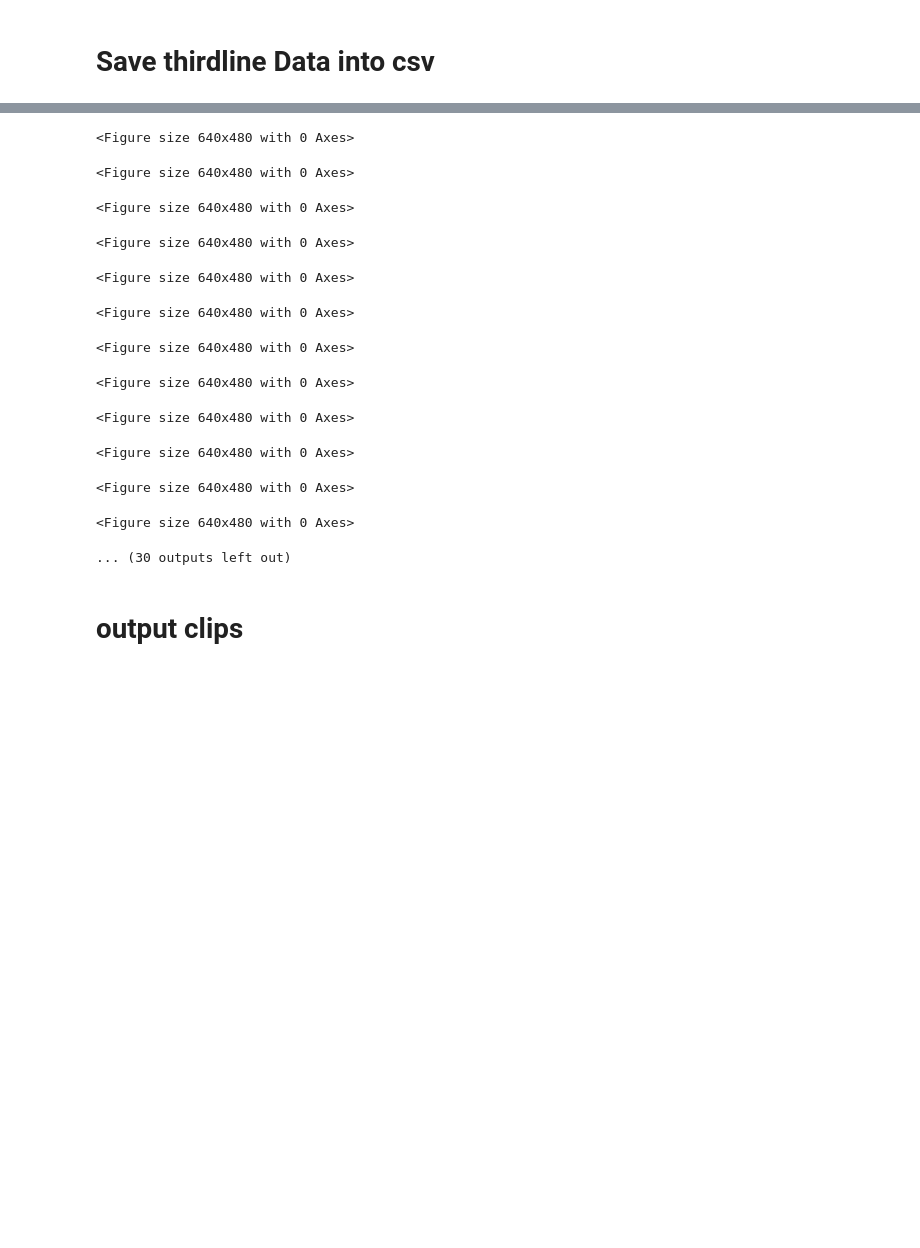
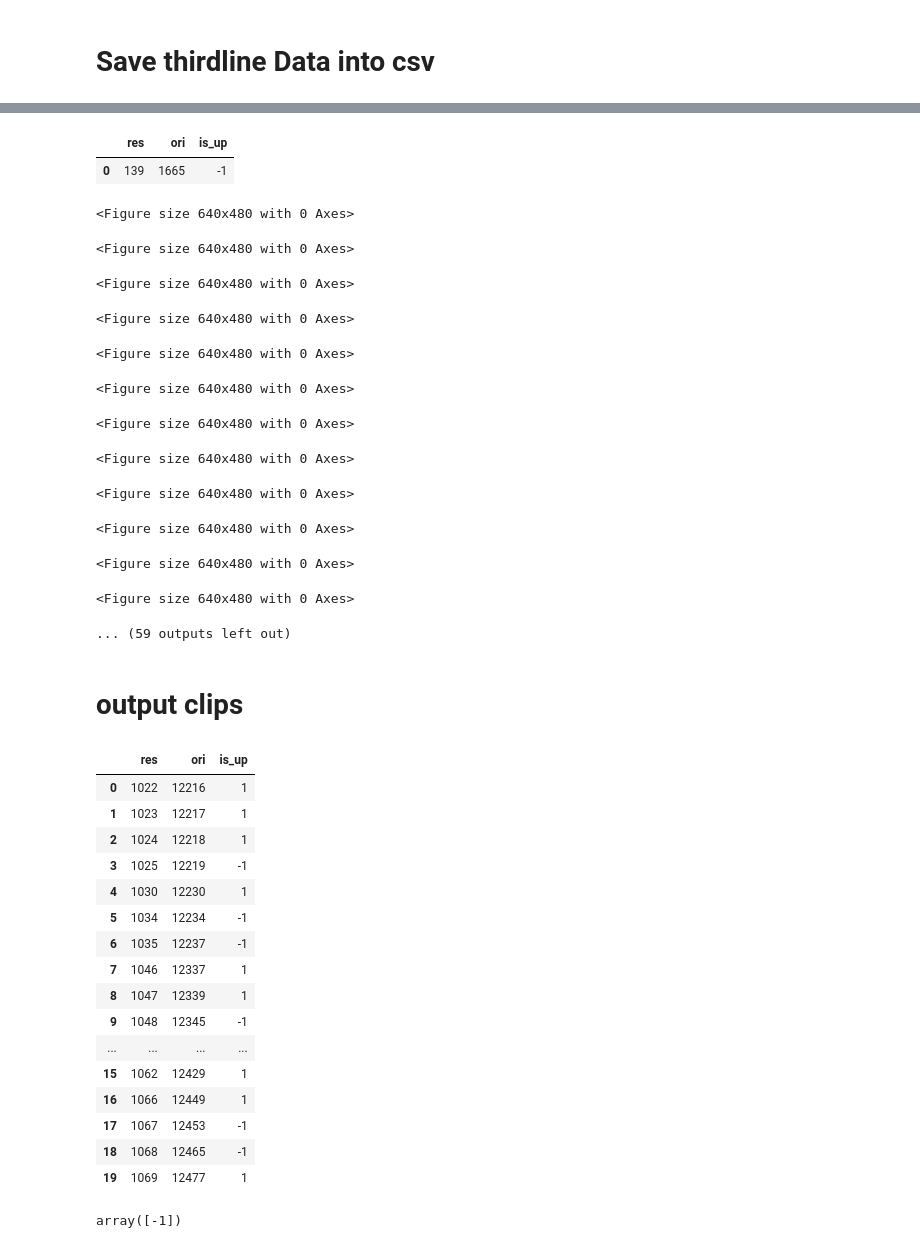
Before and after one commit to KangcPP/swim_bladder_detection, a Jupyter notebook: detection_new.ipynb, the cells around one changed output, grey strips where cells are left out. Drawn from its saved outputs; the diff is of its cells as text; code cells hidden in the pictures; blank space fills up the shorter version.

```diff
--- a/detection_new.ipynb
+++ b/detection_new.ipynb
@@ -655,12 +741,5 @@ combined_df.to_csv(f'{save_dir}/motion.csv', index=False)
 # %%
-ori_idxs = np.append(np.array(ori_up_idxs), np.array(ori_down_idxs))
-
-ori_idxs = np.sort(ori_idxs)
-
-grouped_array = group_elements(ori_idxs, max_distance=200)
-
-# Convert to a 2D numpy array
-grouped_array = [np.array(group) for group in grouped_array]
+grouped_array = group_elements(combined_df, max_distance=200)
 # %%
 len(grouped_array)
 # %% [output]
@@ -668,3 +747,8 @@ len(grouped_array)
+# %%
+grouped_array[0]
+# %% [output]
+|  | res | ori | is_up |
+| 0 | 139 | 1665 | -1 |
 # %%
 %matplotlib inline
 
@@ -702,13 +786,16 @@ for index, group in enumerate(grouped_array):
                 ax.axvspan(df_trial["t_start"][j], df_trial["t_end"][j], color='red', alpha=0.3, lw=0, zorder=-100)
             if strike_only[j] == 1:
                 ax.axvspan(df_trial["t_start"][j], df_trial["t_end"][j], color='green', alpha=0.3, lw=0, zorder=-100)
-        a = group[0]-100
-        b = group[-1]+100
+
+        a = group["ori"].values[0]-100
+        b = group["ori"].values[-1]+100
         ax.set_xlim(a, b)
         ax.set_xticks((np.arange(a/200, b/200, 0.5)*200).astype(int) )
         ax.set_xticklabels([f"{s:0.2f}" for s in np.arange(a/200, b/200, 0.5)])
+    title = f"{group["res"].values[0]}-{group["res"].values[-1]}"
+    plt.suptitle(title)
+    plt.savefig(f"{episode_dir}/episode{index+1}.png", transparent=None,facecolor='white', dpi = 500)
 
-    plt.savefig(f"{episode_dir}/episode{index+1}.png", transparent=None,facecolor='white', dpi = 500)
     plt.close()
 # %% [output]
 <Figure size 640x480 with 0 Axes>
@@ -723,6 +810,30 @@ for index, group in enumerate(grouped_array):
 <Figure size 640x480 with 0 Axes>
 <Figure size 640x480 with 0 Axes>
 <Figure size 640x480 with 0 Axes>
-... (30 outputs left out)
+... (59 outputs left out)
 # %% [markdown]
 # output clips
+# %%
+group
+# %% [output]
+|  | res | ori | is_up |
+| 0 | 1022 | 12216 | 1 |
+| 1 | 1023 | 12217 | 1 |
+| 2 | 1024 | 12218 | 1 |
+| 3 | 1025 | 12219 | -1 |
+| 4 | 1030 | 12230 | 1 |
+| 5 | 1034 | 12234 | -1 |
+| 6 | 1035 | 12237 | -1 |
+| 7 | 1046 | 12337 | 1 |
+| 8 | 1047 | 12339 | 1 |
+| 9 | 1048 | 12345 | -1 |
+| ... | ... | ... | ... |
+| 15 | 1062 | 12429 | 1 |
+| 16 | 1066 | 12449 | 1 |
+| 17 | 1067 | 12453 | -1 |
+| 18 | 1068 | 12465 | -1 |
+| 19 | 1069 | 12477 | 1 |
+# %%
+group["is_up"].values[group["ori"].values == 12219]
+# %% [output]
+array([-1])
```
Also changed, not shown: parts of 28 cells of this notebook.
